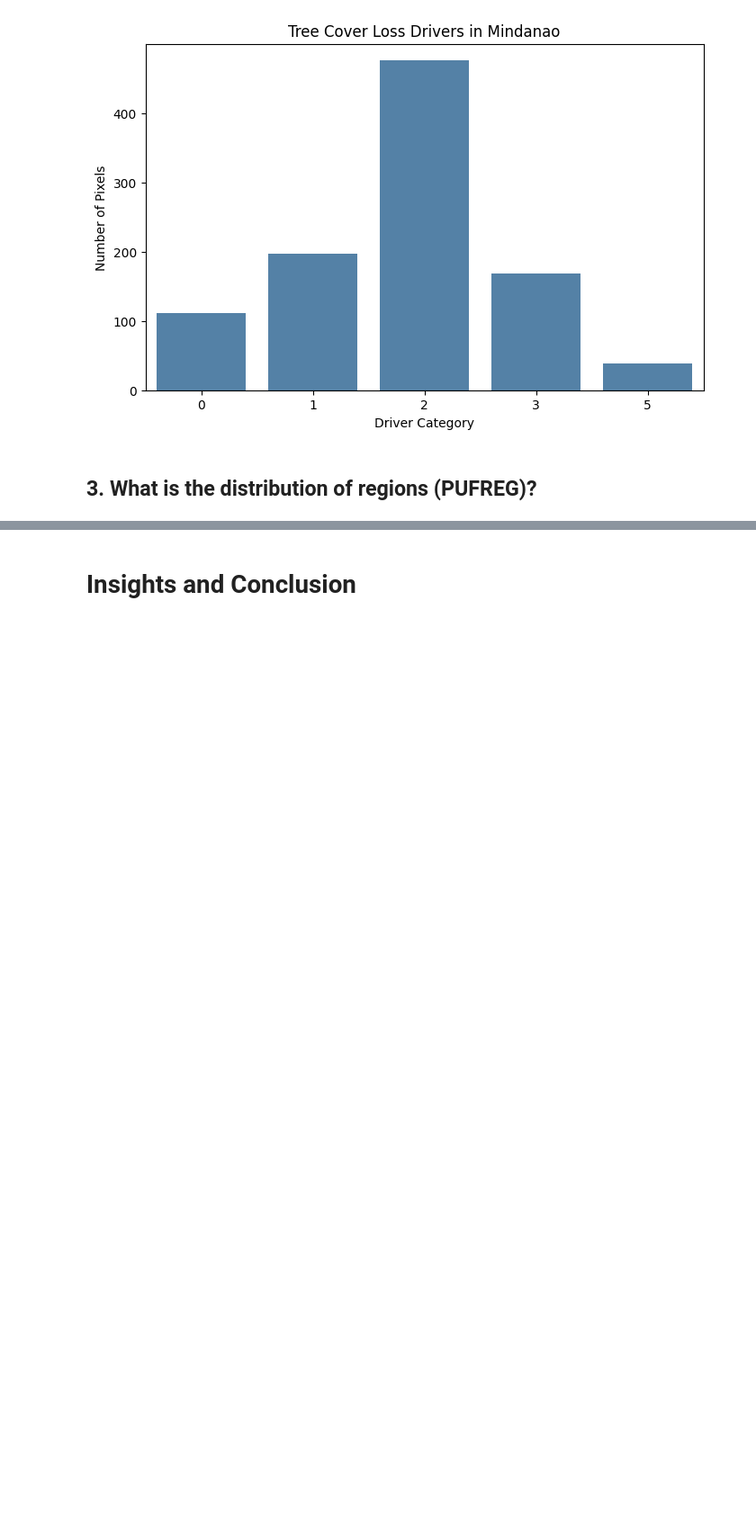
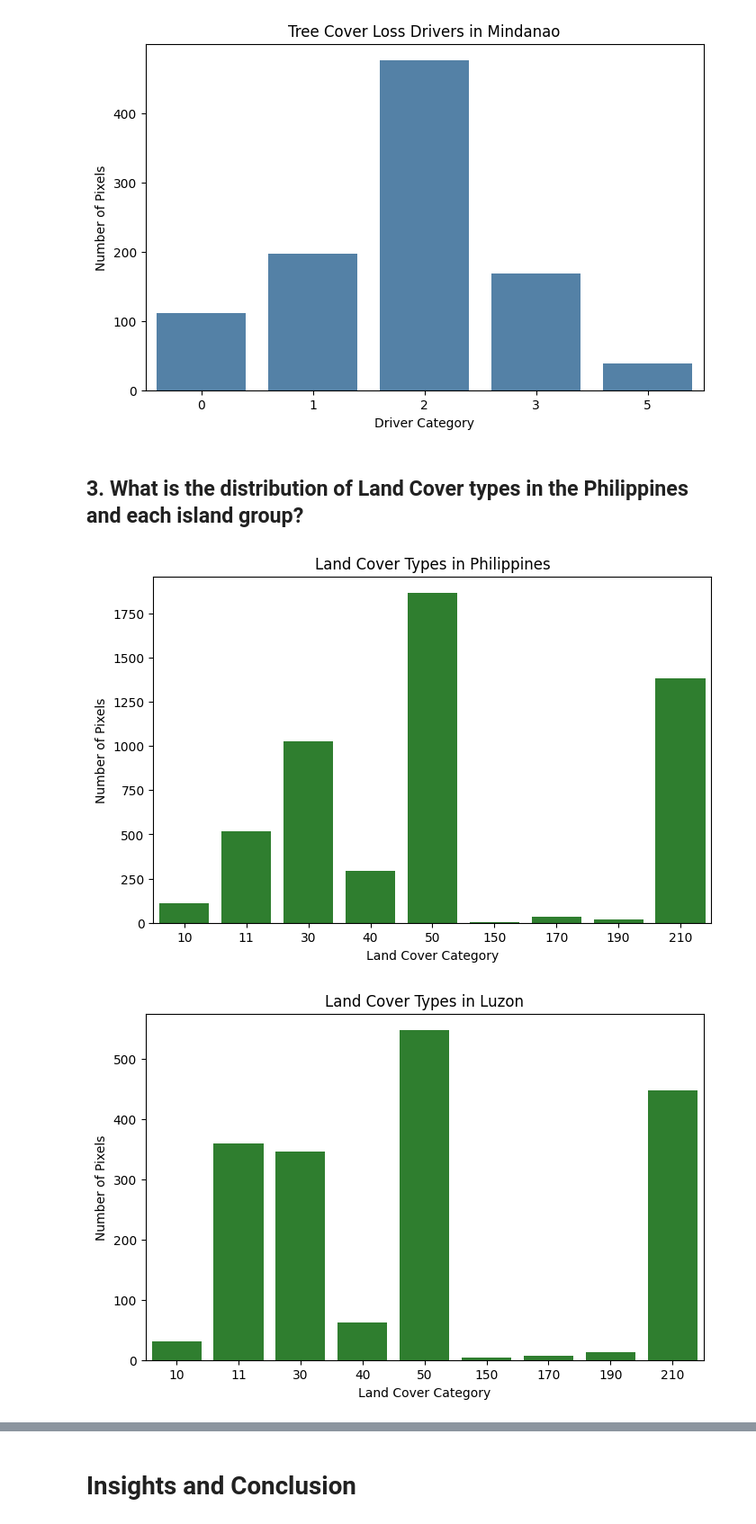
Before and after one commit to JacyNateLiu/CMEPHY1, a Jupyter notebook: cmephy.ipynb, the cells around one changed output, grey strips where cells are left out. Shown at 90% size. Drawn from its saved outputs; the diff is of its cells as text; code cells hidden in the pictures; blank space fills up the shorter version.

```diff
--- a/cmephy.ipynb
+++ b/cmephy.ipynb
@@ -339,4 +340,26 @@ plot_driver_distribution(mindanao_counts, 'Mindanao')
 [figure]
 [figure]
 # %% [markdown]
-## 3. What is the distribution of regions (PUFREG)?
+## 3. What is the distribution of Land Cover types in the Philippines and each island group?
+# %%
+def plot_landcover_distribution(counts, region_name):
+    plt.figure(figsize=(8,5))
+    sns.barplot(x=counts.index.astype(str), y=counts.values, color='forestgreen')
+    plt.title(f'Land Cover Types in {region_name}')
+    plt.xlabel('Land Cover Category')
+    plt.ylabel('Number of Pixels')
+    plt.xticks(rotation=0)
+    plt.show()
+# %%
+philippines_lc_counts = philippines_df['LandCover'].value_counts().sort_index()
+luzon_lc_counts = luzon_df['LandCover'].value_counts().sort_index()
+visayas_lc_counts = visayas_df['LandCover'].value_counts().sort_index()
+mindanao_lc_counts = mindanao_df['LandCover'].value_counts().sort_index()
+# %%
+plot_landcover_distribution(philippines_lc_counts, 'Philippines')
+plot_landcover_distribution(luzon_lc_counts, 'Luzon')
+plot_landcover_distribution(visayas_lc_counts, 'Visayas')
+plot_landcover_distribution(mindanao_lc_counts, 'Mindanao')
+# %% [output]
+[figure, added]
+[figure, added]
```
Also changed, not shown: parts of 25 cells of this notebook.
